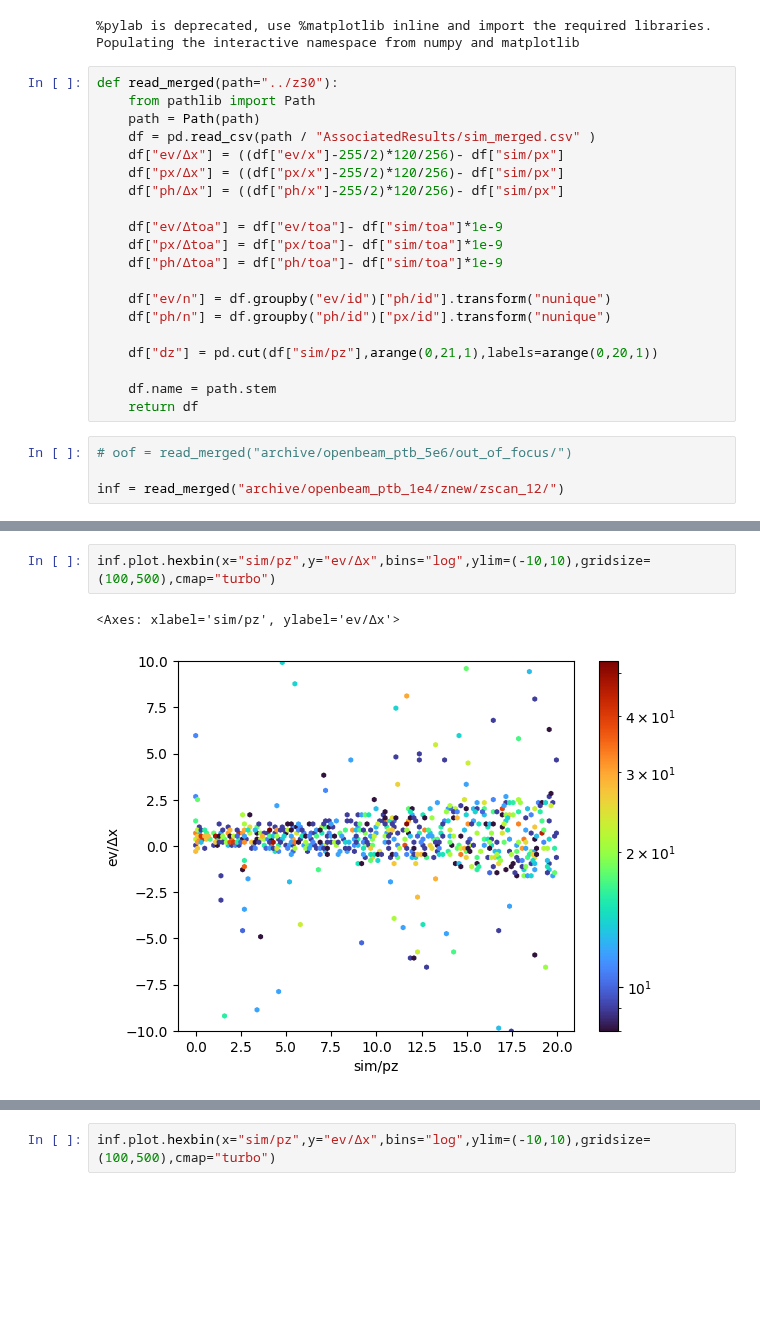
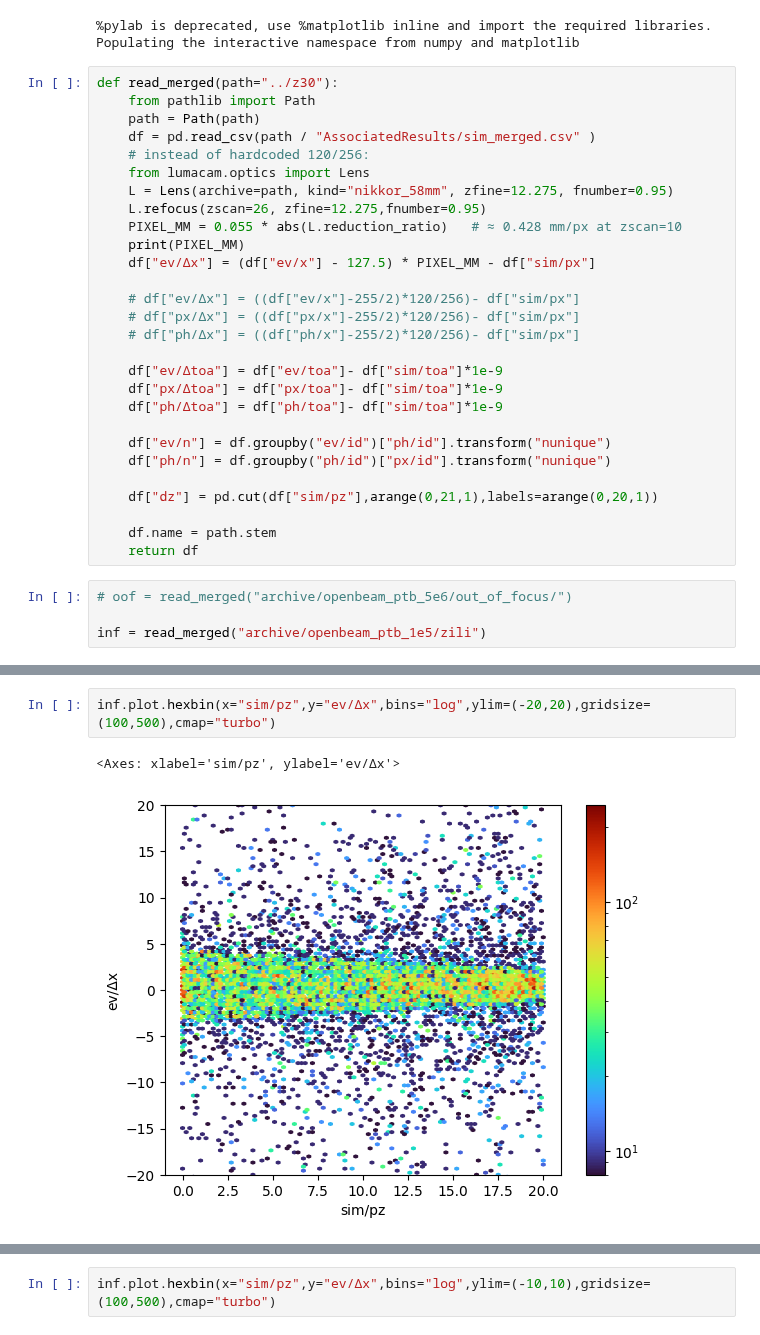
Before and after one commit to TsvikiHirsh/G4LumaCam, a Jupyter notebook: notebooks/read_merge_results.ipynb, the cells around one changed output, grey strips where cells are left out. Drawn from its saved outputs; the diff is of its cells as text; blank space fills up the shorter version.

```diff
--- a/notebooks/read_merge_results.ipynb
+++ b/notebooks/read_merge_results.ipynb
@@ -9,9 +9,17 @@ def read_merged(path="../z30"):
     from pathlib import Path
     path = Path(path)
     df = pd.read_csv(path / "AssociatedResults/sim_merged.csv" )
-    df["ev/Δx"] = ((df["ev/x"]-255/2)*120/256)- df["sim/px"]
-    df["px/Δx"] = ((df["px/x"]-255/2)*120/256)- df["sim/px"]
-    df["ph/Δx"] = ((df["ph/x"]-255/2)*120/256)- df["sim/px"]
+    # instead of hardcoded 120/256:
+    from lumacam.optics import Lens
+    L = Lens(archive=path, kind="nikkor_58mm", zfine=12.275, fnumber=0.95)
+    L.refocus(zscan=26, zfine=12.275,fnumber=0.95)
+    PIXEL_MM = 0.055 * abs(L.reduction_ratio)   # ≈ 0.428 mm/px at zscan=10
+    print(PIXEL_MM)
+    df["ev/Δx"] = (df["ev/x"] - 127.5) * PIXEL_MM - df["sim/px"]
+
+    # df["ev/Δx"] = ((df["ev/x"]-255/2)*120/256)- df["sim/px"]
+    # df["px/Δx"] = ((df["px/x"]-255/2)*120/256)- df["sim/px"]
+    # df["ph/Δx"] = ((df["ph/x"]-255/2)*120/256)- df["sim/px"]
 
     df["ev/Δtoa"] = df["ev/toa"]- df["sim/toa"]*1e-9
     df["px/Δtoa"] = df["px/toa"]- df["sim/toa"]*1e-9
@@ -27,4 +35,4 @@ def read_merged(path="../z30"):
 # %%
 # oof = read_merged("archive/openbeam_ptb_5e6/out_of_focus/")
 
-inf = read_merged("archive/openbeam_ptb_1e4/znew/zscan_12/")
+inf = read_merged("archive/openbeam_ptb_1e5/zili")
@@ -31,8 +65,8 @@ inf = read_merged("archive/openbeam_ptb_1e4/znew/zscan_12/")
 # %%
-inf.plot.hexbin(x="sim/pz",y="ev/Δx",bins="log",ylim=(-10,10),gridsize=(100,500),cmap="turbo")
+inf.plot.hexbin(x="sim/pz",y="ev/Δx",bins="log",ylim=(-20,20),gridsize=(100,500),cmap="turbo")
 # %% [output]
 <Axes: xlabel='sim/pz', ylabel='ev/Δx'>
-[figure, old version]
+[figure, new version]
 # %%
 oof.plot.hexbin(x="sim/pz",y="ev/Δx",bins="log",ylim=(-10,10),gridsize=(100,500),cmap="turbo")
 # %% [output]
```
Also changed, not shown: parts of 6 cells of this notebook, 8 other files.
